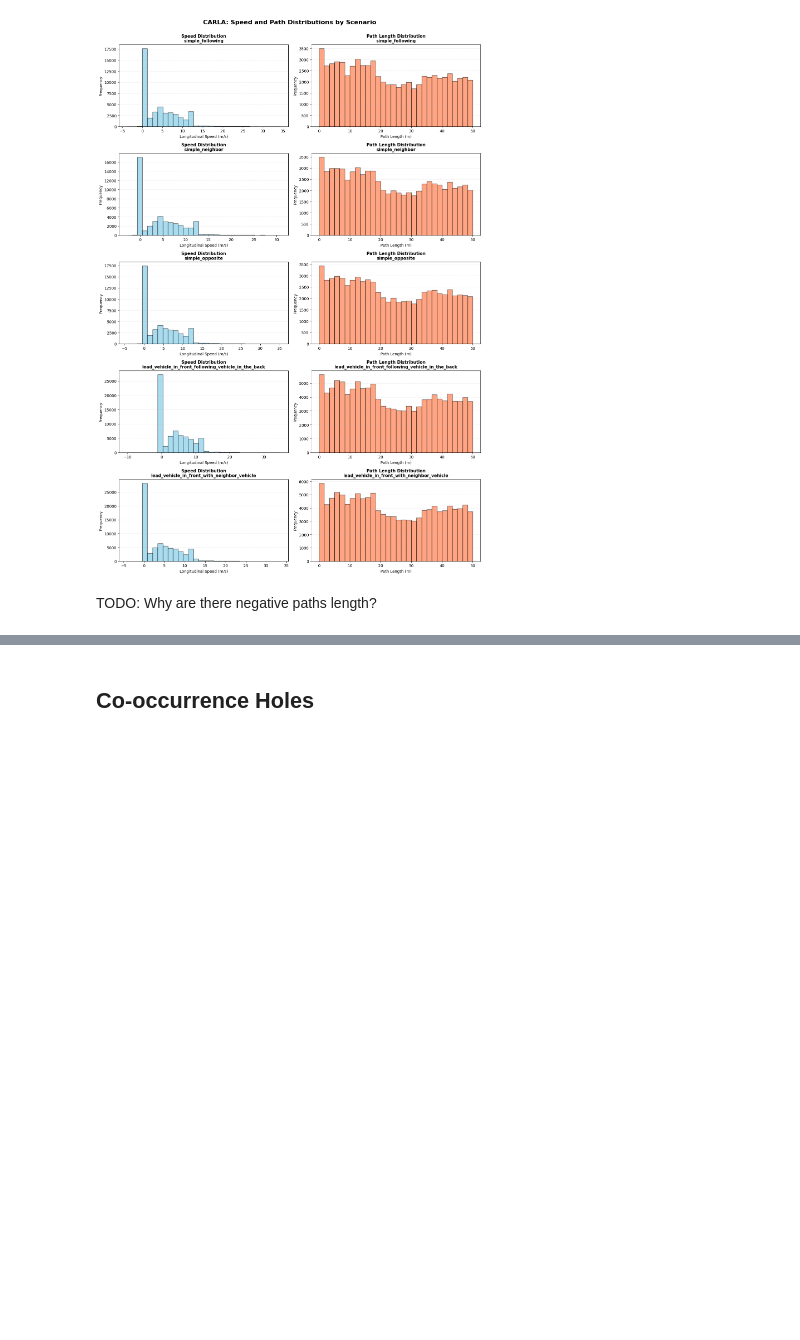
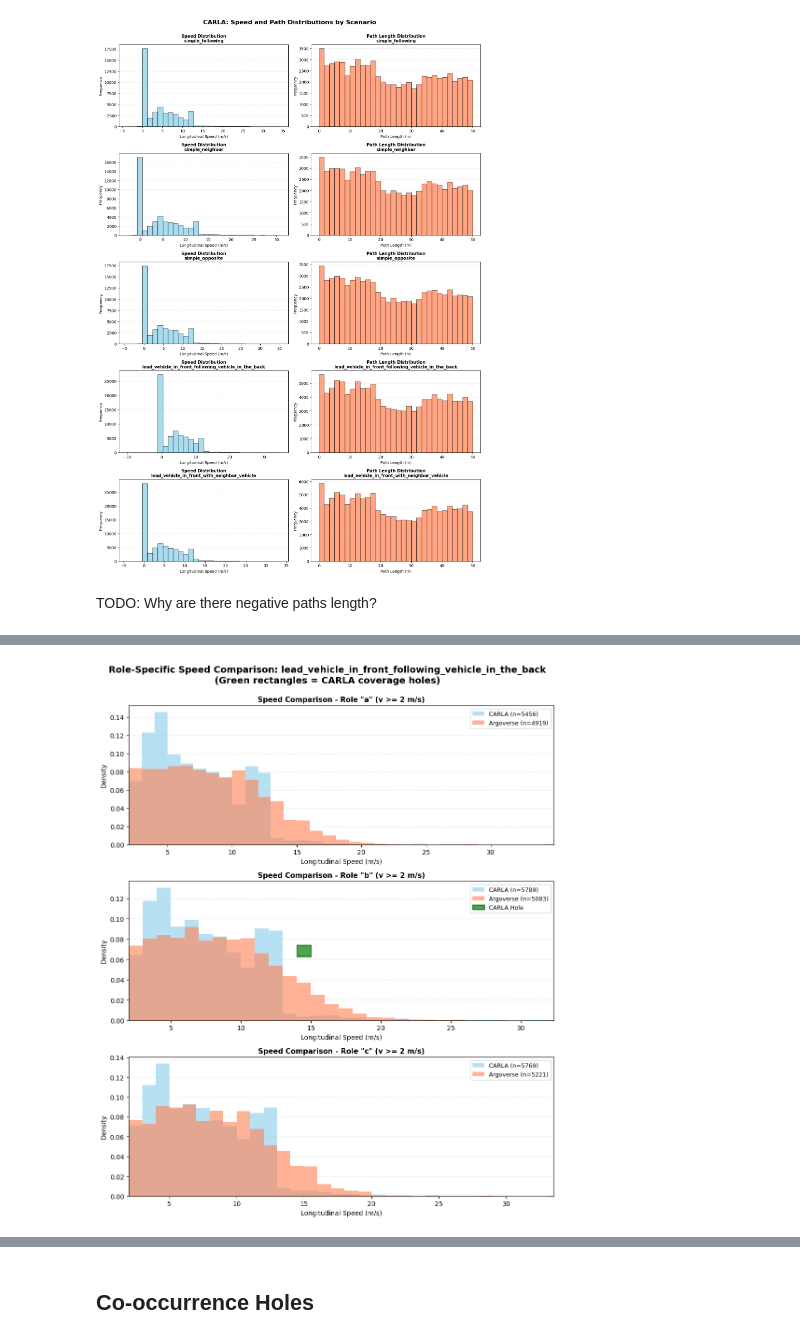
Before and after one commit to tmuehlen80/graph_coverage, a Jupyter notebook: notebooks/shared/subgraph_isomorphism.ipynb, the cells around one changed output, grey strips where cells are left out. Cells and saved outputs as stored; diff of their text form; code cells hidden in the pictures; blank space fills up the shorter version.

```diff
--- a/notebooks/shared/subgraph_isomorphism.ipynb
+++ b/notebooks/shared/subgraph_isomorphism.ipynb
@@ -460,10 +487,10 @@ if len(carla_scenario_nodes) > 0 and len(argo_scenario_nodes) > 0:
                 continue
 
             n_roles = len(all_roles)
-            fig, axes = plt.subplots(n_roles, 2, figsize=(16, 4*n_roles))
+            fig, axes = plt.subplots(n_roles, 1, figsize=(10, 4*n_roles))
 
             if n_roles == 1:
-                axes = axes.reshape(1, -1)
+                axes = [axes]
 
             for role_idx, role in enumerate(all_roles):
                 carla_role_data = carla_node_data[carla_node_data['role'] == role]
@@ -472,11 +499,11 @@ if len(carla_scenario_nodes) > 0 and len(argo_scenario_nodes) > 0:
                 argo_speed = argo_role_data[argo_role_data['lon_speed'] >= 2.0]['lon_speed']
 
                 if len(carla_speed) == 0 or len(argo_speed) == 0:
-                    axes[role_idx, 0].text(0.5, 0.5, f'Insufficient data for role "{role}"',
+                    axes[role_idx].text(0.5, 0.5, f'Insufficient data for role "{role}"',
                                           ha='center', va='center', fontsize=12)
-                    axes[role_idx, 0].set_xlim(0, 1)
-                    axes[role_idx, 0].set_ylim(0, 1)
-                    axes[role_idx, 0].axis('off')
+                    axes[role_idx].set_xlim(0, 1)
+                    axes[role_idx].set_ylim(0, 1)
+                    axes[role_idx].axis('off')
                 else:
                     combined_max = max(carla_speed.max(), argo_speed.max())
                     bin_edges_speed = np.arange(2.0, combined_max + 1.0, 1.0)
@@ -484,102 +511,44 @@ if len(carla_scenario_nodes) > 0 and len(argo_scenario_nodes) > 0:
 
                     argo_hist, _ = np.histogram(argo_speed, bins=bin_edges_speed, density=True)
                     carla_hist, _ = np.histogram(carla_speed, bins=bin_edges_speed, density=True)
-                    axes[role_idx, 0].hist(carla_speed, bins=bin_edges_speed, alpha=0.6,
+                    axes[role_idx].hist(carla_speed, bins=bin_edges_speed, alpha=0.6,
                                           label=f'CARLA (n={len(carla_speed)})', color='skyblue', density=True)
-                    axes[role_idx, 0].hist(argo_speed, bins=bin_edges_speed, alpha=0.6,
+                    axes[role_idx].hist(argo_speed, bins=bin_edges_speed, alpha=0.6,
                                           label=f'Argoverse (n={len(argo_speed)})', color='coral', density=True)
 
-                    axes[role_idx, 0].set_xlim(combined_min, combined_max)
-                    ylim = axes[role_idx, 0].get_ylim()
+                    axes[role_idx].set_xlim(combined_min, combined_max)
+                    ylim = axes[role_idx].get_ylim()
                     y_middle = ylim[1] * 0.5
                     rect_height = ylim[1] * 0.08
 
-                    high_threshold = 0.01
+                    high_threshold = 0.005
                     hole_added = False
                     for i in range(len(bin_edges_speed) - 1):
-                        if argo_hist[i] >= high_threshold and carla_hist[i] < (argo_hist[i] * 0.1):
+                        if argo_hist[i] >= high_threshold and carla_hist[i] < (argo_hist[i] * 0.15):
                             x_start = bin_edges_speed[i]
                             bin_width = bin_edges_speed[i+1] - bin_edges_speed[i]
 
                             if not hole_added:
-                                axes[role_idx, 0].add_patch(plt.Rectangle((x_start, y_middle - rect_height/2),
+                                axes[role_idx].add_patch(plt.Rectangle((x_start, y_middle - rect_height/2),
                                                                          bin_width, rect_height,
                                                                          facecolor='green', edgecolor='darkgreen',
                                                                          alpha=0.7, linewidth=2,
                                                                          label='CARLA Hole', zorder=10))
                                 hole_added = True
                             else:
-                                axes[role_idx, 0].add_patch(plt.Rectangle((x_start, y_middle - rect_height/2),
+                                axes[role_idx].add_patch(plt.Rectangle((x_start, y_middle - rect_height/2),
                                                                          bin_width, rect_height,
                                                                          facecolor='green', edgecolor='darkgreen',
                                                                          alpha=0.7, linewidth=2, zorder=10))
 
-                    axes[role_idx, 0].set_xlabel('Longitudinal Speed (m/s)', fontsize=10)
-                    axes[role_idx, 0].set_ylabel('Density', fontsize=10)
-                    axes[role_idx, 0].set_title(f'Speed Comparison - Role "{role}" (v >= 2 m/s)',
+                    axes[role_idx].set_xlabel('Longitudinal Speed (m/s)', fontsize=10)
+                    axes[role_idx].set_ylabel('Density', fontsize=10)
+                    axes[role_idx].set_title(f'Speed Comparison - Role "{role}" (v >= 2 m/s)',
                                                fontsize=11, fontweight='bold')
-                    axes[role_idx, 0].legend(loc='best', fontsize=9)
-                    axes[role_idx, 0].grid(axis='y', alpha=0.3, linestyle='--')
+                    axes[role_idx].legend(loc='best', fontsize=9)
+                    axes[role_idx].grid(axis='y', alpha=0.3, linestyle='--')
 
-                carla_role_node_ids = carla_role_data['node_id'].tolist()
-                argo_role_node_ids = argo_role_data['node_id'].tolist()
-
-                carla_edge_data = [df for df in carla_scenario_edges if df['scenario'].iloc[0] == scenario][0]
-                argo_edge_data = [df for df in argo_scenario_edges if df['scenario'].iloc[0] == scenario][0]
-                carla_role_edges = carla_edge_data[carla_edge_data['source'].isin(carla_role_node_ids)]
-                argo_role_edges = argo_edge_data[argo_edge_data['source'].isin(argo_role_node_ids)]
-
-                if len(carla_role_edges) == 0 or len(argo_role_edges) == 0:
-                    axes[role_idx, 1].text(0.5, 0.5, f'Insufficient edge data for role "{role}"',
-                                          ha='center', va='center', fontsize=12)
-                    axes[role_idx, 1].set_xlim(0, 1)
-                    axes[role_idx, 1].set_ylim(0, 1)
-                    axes[role_idx, 1].axis('off')
-                else:
-                    combined_min_path = 0.0
-                    combined_max_path = max(carla_role_edges['path_length'].abs().max(), argo_role_edges['path_length'].abs().max())
-                    bin_edges_path = np.arange(0.0, combined_max_path + 5.0, 5.0)
-
-                    argo_hist_path, _ = np.histogram(argo_role_edges['path_length'].abs(), bins=bin_edges_path, density=True)
-                    carla_hist_path, _ = np.histogram(carla_role_edges['path_length'].abs(), bins=bin_edges_path, density=True)
-                    axes[role_idx, 1].hist(carla_role_edges['path_length'].abs(), bins=bin_edges_path, alpha=0.6,
-                                          label=f'CARLA (n={len(carla_role_edges)})', color='skyblue', density=True)
-                    axes[role_idx, 1].hist(argo_role_edges['path_length'].abs(), bins=bin_edges_path, alpha=0.6,
-                                          label=f'Argoverse (n={len(argo_role_edges)})', color='coral', density=True)
-
-                    axes[role_idx, 1].set_xlim(combined_min_path, combined_max_path)
-                    ylim_path = axes[role_idx, 1].get_ylim()
-                    y_middle_path = ylim_path[1] * 0.5
-                    rect_height_path = ylim_path[1] * 0.08
-
-                    high_threshold_path = 0.01
-                    hole_added_path = False
-                    for i in range(len(bin_edges_path) - 1):
-                        if argo_hist_path[i] >= high_threshold_path and carla_hist_path[i] < (argo_hist_path[i] * 0.1):
-                            x_start_path = bin_edges_path[i]
-                            bin_width_path = bin_edges_path[i+1] - bin_edges_path[i]
-
-                            if not hole_added_path:
-                                axes[role_idx, 1].add_patch(plt.Rectangle((x_start_path, y_middle_path - rect_height_path/2),
-                                                                         bin_width_path, rect_height_path,
-                                                                         facecolor='green', edgecolor='darkgreen',
-                                                                         alpha=0.7, linewidth=2,
-                                                                         label='CARLA Hole', zorder=10))
-                                hole_added_path = True
-                            else:
-                                axes[role_idx, 1].add_patch(plt.Rectangle((x_start_path, y_middle_path - rect_height_path/2),
-                                                                         bin_width_path, rect_height_path,
-                                                                         facecolor='green', edgecolor='darkgreen',
-                                                                         alpha=0.7, linewidth=2, zorder=10))
-
-                    axes[role_idx, 1].set_xlabel('Path Length (m)', fontsize=10)
-                    axes[role_idx, 1].set_ylabel('Density', fontsize=10)
-                    axes[role_idx, 1].set_title(f'Path Length Comparison - Role "{role}"',
-                                               fontsize=11, fontweight='bold')
-                    axes[role_idx, 1].legend(loc='best', fontsize=9)
-                    axes[role_idx, 1].grid(axis='y', alpha=0.3, linestyle='--')
-
-            plt.suptitle(f'Role-Specific Distribution Comparison: {scenario}\n(Green rectangles = CARLA coverage holes)',
+            plt.suptitle(f'Role-Specific Speed Comparison: {scenario}\n(Green rectangles = CARLA coverage holes)',
                          fontsize=14, fontweight='bold', y=0.995)
             plt.tight_layout()
             plt.savefig(PLOTS_DIR / f'role_comparison_{scenario.replace("/", "_")}.png', dpi=300, bbox_inches='tight')
@@ -588,0 +557 @@ NameError: name 'carla_scenario_nodes' is not defined
+[figure, added]
```
Also changed, not shown: parts of 11 cells of this notebook, 7 other files.
